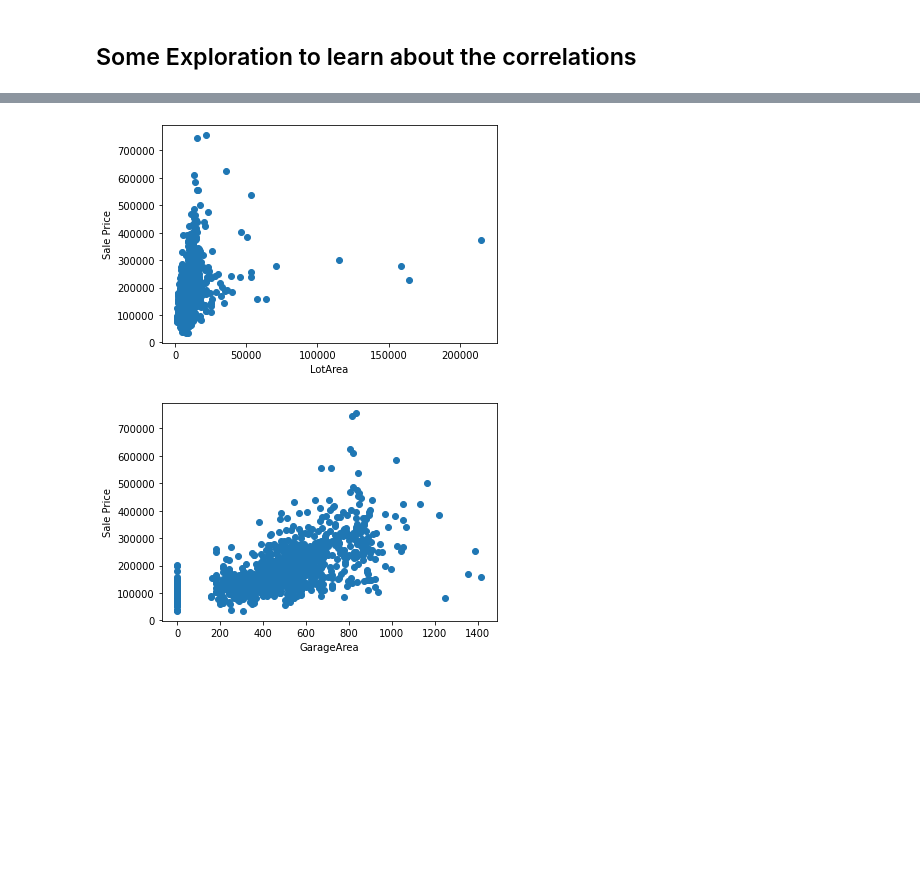
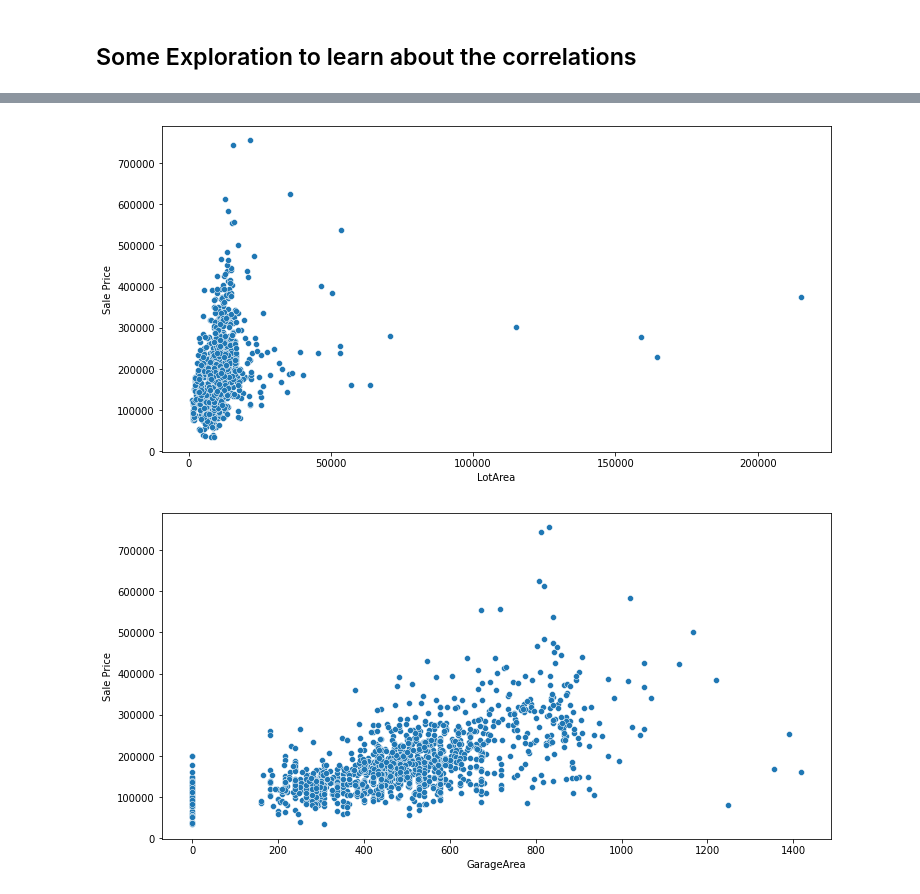
Before and after one commit to galib96/housing-price-prediction-regression, a Jupyter notebook: Housing Price Prediction Kaggle data set.ipynb, the cells around one changed output, grey strips where cells are left out. Saved outputs shown, nothing was run; the diff lists cells and outputs as text; code cells hidden in the pictures; blank space fills up the shorter version.

```diff
--- a/Housing Price Prediction Kaggle data set.ipynb
+++ b/Housing Price Prediction Kaggle data set.ipynb
@@ -86,2 +92,7 @@ memory usage: 924.0+ KB
+# %%
+# fill na values of LotFrontage column with mean value
+
+df_train['LotFrontage'] = df_train['LotFrontage'].fillna(df_train['LotFrontage'].mean())
+df_test['LotFrontage'] = df_test['LotFrontage'].fillna(df_test['LotFrontage'].mean())
 # %% [markdown]
 ## Some Exploration to learn about the correlations
@@ -115,15 +134,21 @@ plt.show()
 # %%
-plt.scatter(df_train['LotArea'], df_train['SalePrice'])
+# scatter plot of LotArea vs SalePrice
+
+plt.figure(figsize=(12,6))
+sns.scatterplot(df_train['LotArea'], df_train['SalePrice'])
 plt.ylabel("Sale Price")
 plt.xlabel("LotArea")
 plt.show()
 # %% [output]
-[figure, old version]
+[figure, new version]
 # %%
-plt.scatter(df_train['GarageArea'], df_train['SalePrice'])
+# scatter plot of GarageArea vs SalePrice
+
+plt.figure(figsize=(12,6))
+sns.scatterplot(df_train['GarageArea'], df_train['SalePrice'])
 plt.ylabel("Sale Price")
 plt.xlabel("GarageArea")
 plt.show()
 # %% [output]
-[figure, old version]
+[figure, new version]
 # %%
```
Also changed, not shown: parts of 9 cells of this notebook.
